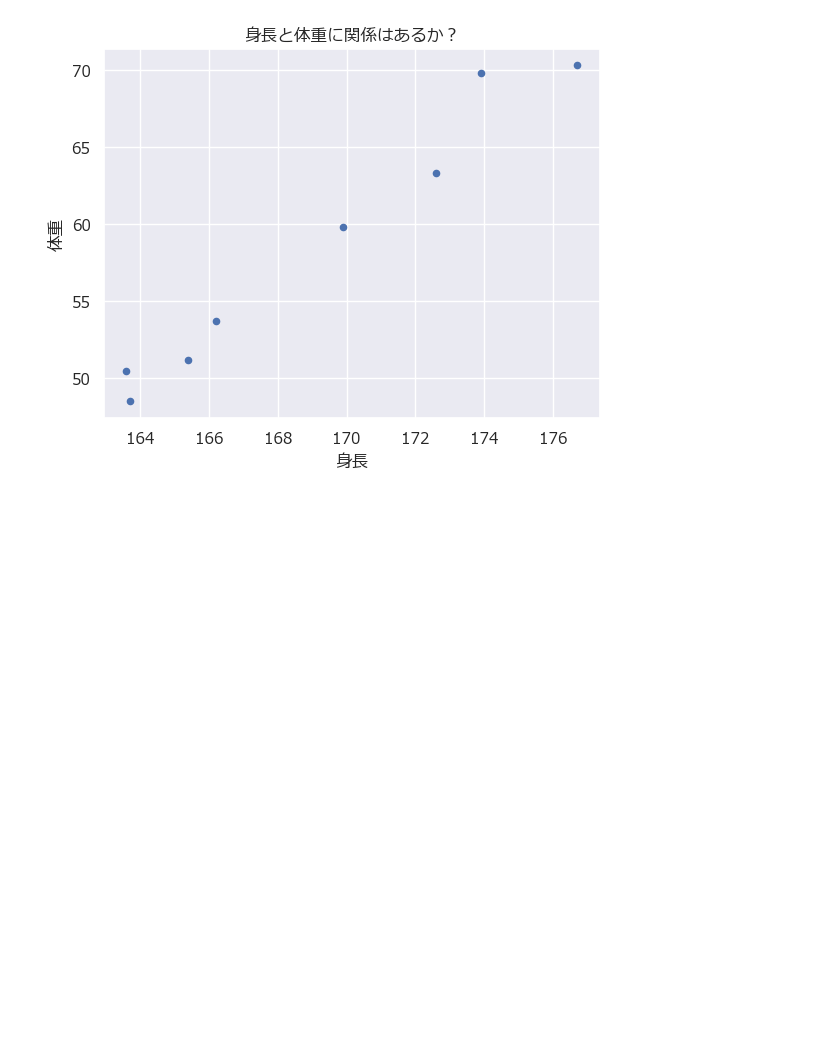
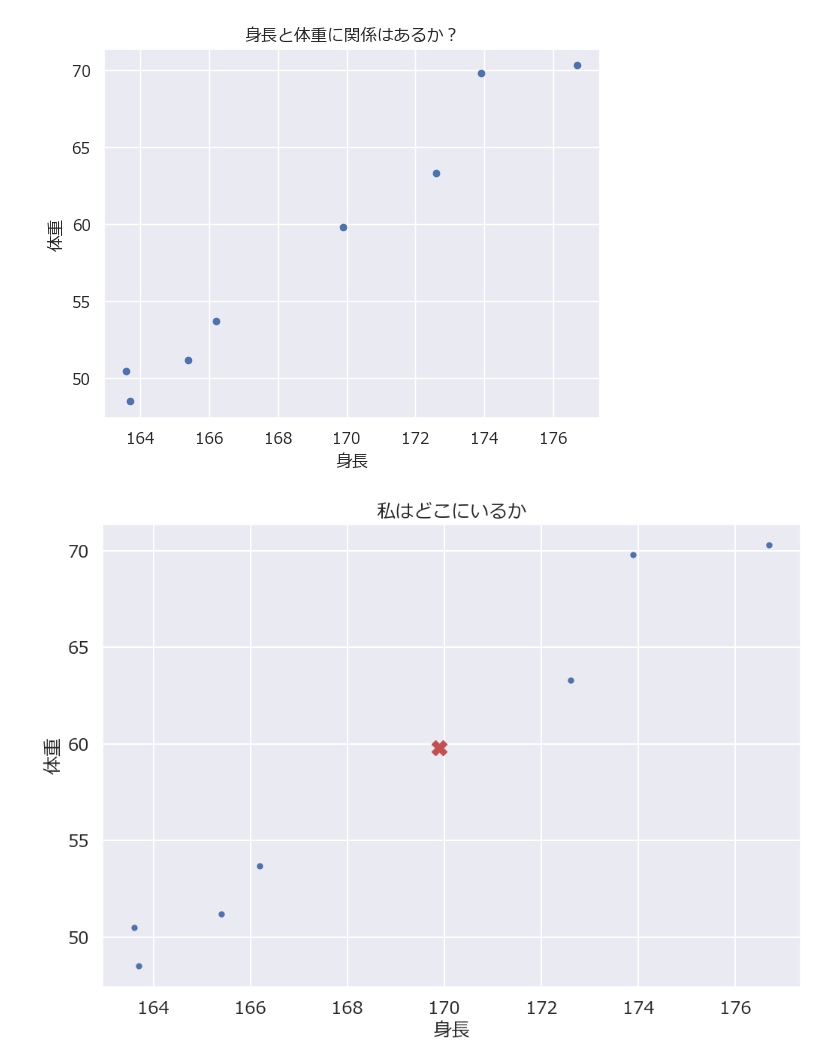
Before and after one commit to kaomatsu8888/Data_Analytics_Practice, a Jupyter notebook: chap004.ipynb, the cells around one changed output. Cells and saved outputs as stored; diff of their text form; code cells hidden in the pictures; blank space fills up the shorter version.

```diff
--- a/chap004.ipynb
+++ b/chap004.ipynb
@@ -246,3 +246,15 @@ plt.title("身長と体重に関係はあるか？")
 plt.show()
 # %% [output]
 [figure]
+# %%
+sns.set_context("talk")
+df.plot.scatter(x="身長", y="体重", c="b", figsize=(12,8))
+
+x=df.iloc[3]["身長"]
+y=df.iloc[3]["体重"]
+plt.plot(x, y, c="r", marker="X", markersize=15)
+
+plt.title("私はどこにいるか")
+plt.show()
+# %% [output]
+[figure, added]
```
Also changed, not shown: parts of 1 cell of this notebook, 1 other file.
